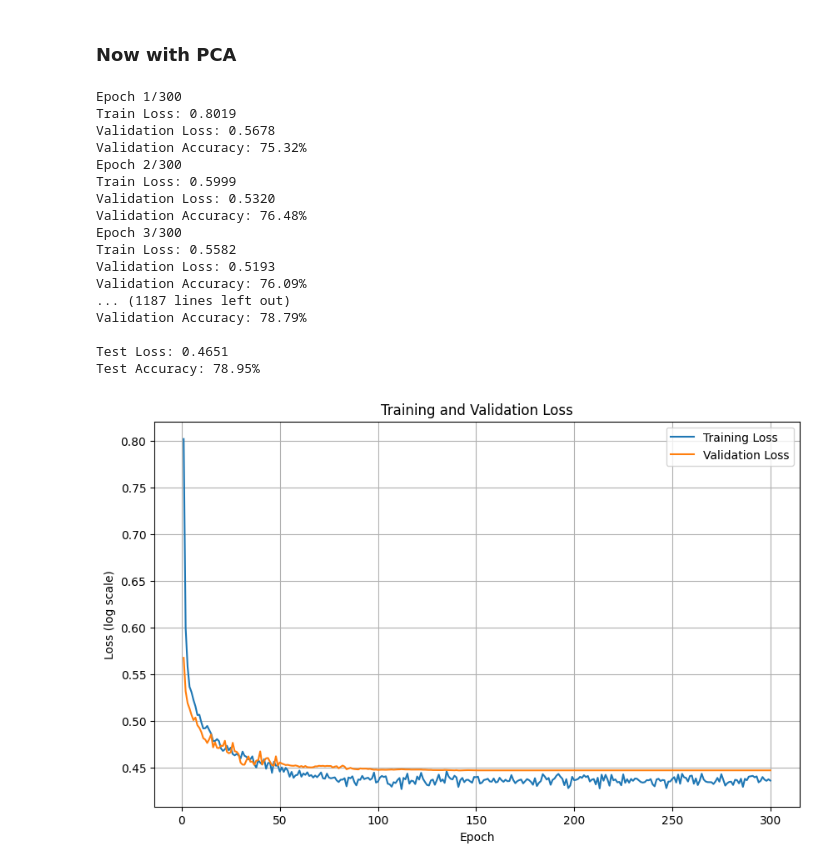
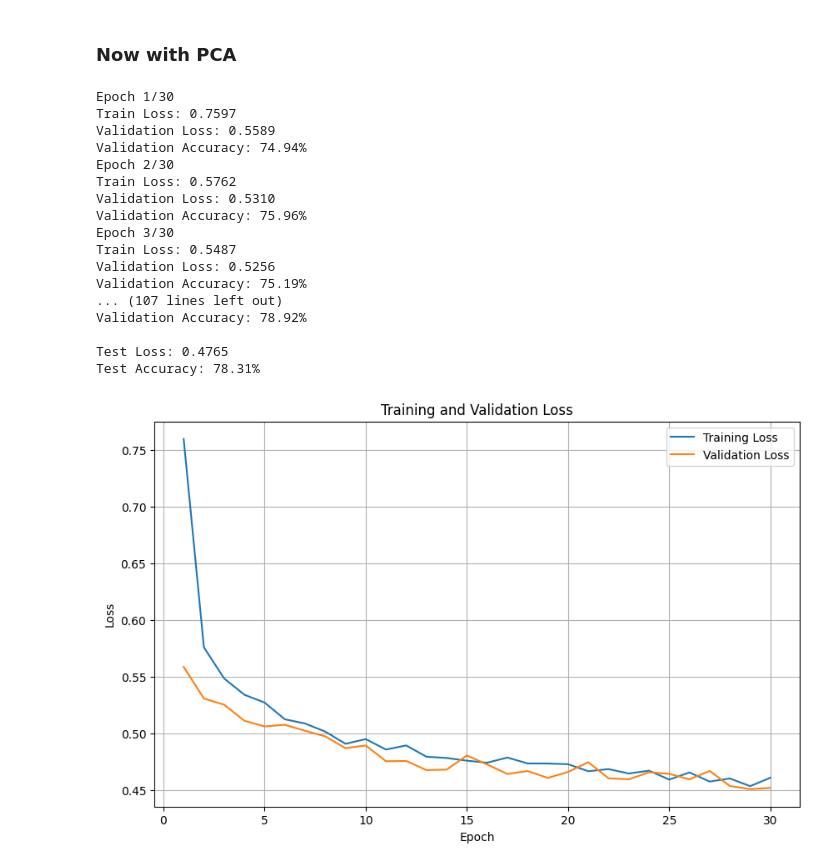
Before and after one commit to KevinHan1209/CS329ETermProject, a Jupyter notebook: DeepLearningNotebook.ipynb, the cells around one changed output. Cells and saved outputs as stored; diff of their text form; code cells hidden in the pictures.

```diff
--- a/DeepLearningNotebook.ipynb
+++ b/DeepLearningNotebook.ipynb
@@ -82,7 +82,7 @@ train_losses = []
 val_losses = []
 
 # Training loop
-num_epochs = 75
+num_epochs = 30
 for epoch in range(num_epochs):
     # Training phase
     model.train()
@@ -246,7 +246,7 @@ new_train_losses = []
 new_val_losses = []
 
 # New number of epochs
-num_epochs = 300
+num_epochs = 30
 
 # Training loop
 for epoch in range(num_epochs):
@@ -305,23 +305,23 @@ print()
 print(f"Test Loss: {new_test_loss / len(new_test_loader):.4f}")
 print(f"Test Accuracy: {100 * correct / total:.2f}%")
 # %% [output]
-Epoch 1/300
-Train Loss: 0.8019
-Validation Loss: 0.5678
-Validation Accuracy: 75.32%
-Epoch 2/300
-Train Loss: 0.5999
-Validation Loss: 0.5320
-Validation Accuracy: 76.48%
-Epoch 3/300
-Train Loss: 0.5582
-Validation Loss: 0.5193
-Validation Accuracy: 76.09%
-... (1187 lines left out)
-Validation Accuracy: 78.79%
+Epoch 1/30
+Train Loss: 0.7597
+Validation Loss: 0.5589
+Validation Accuracy: 74.94%
+Epoch 2/30
+Train Loss: 0.5762
+Validation Loss: 0.5310
+Validation Accuracy: 75.96%
+Epoch 3/30
+Train Loss: 0.5487
+Validation Loss: 0.5256
+Validation Accuracy: 75.19%
+... (107 lines left out)
+Validation Accuracy: 78.92%
 
-Test Loss: 0.4651
-Test Accuracy: 78.95%
+Test Loss: 0.4765
+Test Accuracy: 78.31%
 # %%
 import matplotlib.pyplot as plt
 
@@ -330,42 +330,42 @@ plt.figure(figsize=(10, 6))
 plt.plot(range(1, num_epochs + 1), new_train_losses, label='Training Loss')
 plt.plot(range(1, num_epochs + 1), new_val_losses, label='Validation Loss')
 plt.xlabel('Epoch')
-plt.ylabel('Loss (log scale)')
+plt.ylabel('Loss')
 plt.title('Training and Validation Loss')
 plt.legend()
 plt.grid()
 plt.show()
 
 # Interactive plot using Plotly
 import plotly.graph_objects as go
 
 fig = go.Figure()
 
 fig.add_trace(go.Scatter(
     x=list(range(1, num_epochs + 1)),
-    y=np.log(train_losses),
+    y=new_train_losses,
     name='Training Loss',
     mode='lines+markers'
 ))
 
 fig.add_trace(go.Scatter(
     x=list(range(1, num_epochs + 1)),
-    y=np.log(val_losses),
+    y=new_val_losses,
     name='Validation Loss',
     mode='lines+markers'
 ))
 
 fig.update_layout(
     title='Training and Validation Loss (Interactive)',
     xaxis_title='Epoch',
-    yaxis_title='Loss (log scale)',
+    yaxis_title='Loss',
     showlegend=True,
     hovermode='x unified'
 )
 
 fig.show()
 # %% [output]
-[figure, old version]
+[figure, new version]
 # %%
 from sklearn.metrics import classification_report
 
```
Also changed, not shown: parts of 3 cells of this notebook.
